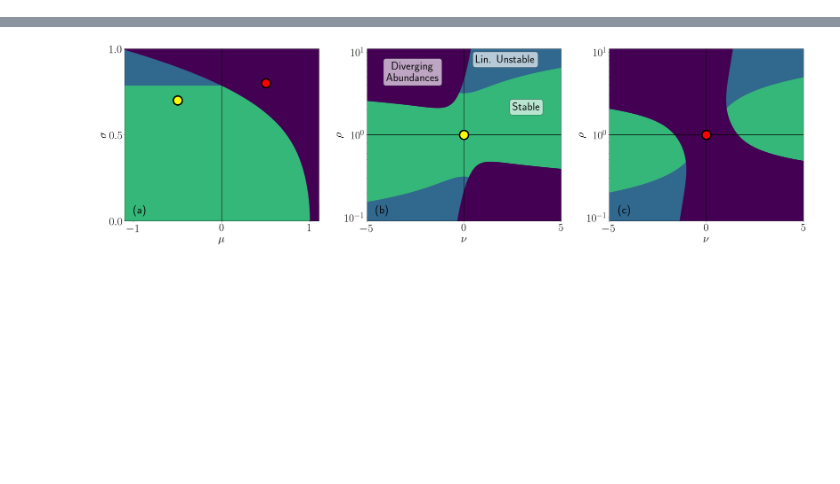
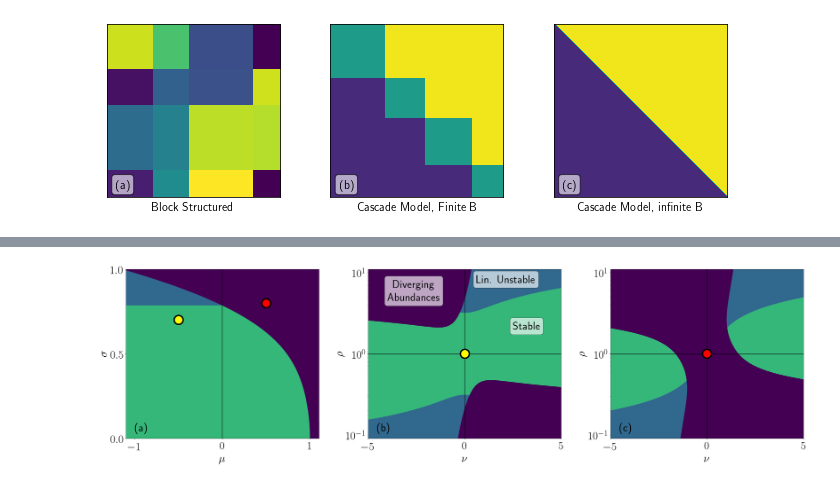
Before and after one commit to LylePoley/Cascade-Model, a Jupyter notebook: Figures/All Figures.ipynb, the cells around one changed output, grey strips where cells are left out. Drawn from its saved outputs; the diff is of its cells as text; code cells hidden in the pictures; blank space fills up the shorter version.

```diff
--- a/Figures/All Figures.ipynb
+++ b/Figures/All Figures.ipynb
@@ -1,2 +1,96 @@
+# %%
+'''
+    Fig1. Cascade Matrix heatmap
+'''
+
+import numpy as np
+import matplotlib.pyplot as plt
+# from numba import jit
+import matplotlib.colors as colors
+
+# @jit(nopython = True)
+def random_cascade_matrix(mu_L, mu_U, sigma_L, sigma_U, gamma, N = 250):
+    J = np.zeros((N, N))
+
+    for i in range(N):
+        for j in range(i):
+            z1 = np.random.normal(0, 1)
+            z2 = np.random.normal(0, 1)
+
+            J[i, j] = mu_L/N + sigma_L*z1/np.sqrt(N)
+            J[j, i] = mu_U/N + sigma_U*(gamma*z1 + np.sqrt(1 - gamma**2)*z2)/np.sqrt(N)
+
+    return J
+fig, axs = plt.subplots(1, 3, figsize = (10, 3))
+plt.rc('text', usetex=True)
+plt.rcParams.update({'font.size': 12})
+# for display
+def block_matrix(mu, sizes):
+    N = np.sum(sizes)
+    c = np.hstack((np.array([0]), np.cumsum(sizes)[:-1]))
+
+    J = np.zeros((N, N))
+
+    for i in range(np.size(sizes)):
+        for j in range(np.size(sizes)):
+            for u in range(sizes[i]):
+                for v in range(sizes[j]):
+                    J[c[i] + u, c[j] + v] = mu[i, j]
+
+    return J
+
+def truncate_colormap(cmap, minval=0.0, maxval=1.0, n=100):
+    new_cmap = colors.LinearSegmentedColormap.from_list(
+        'trunc({n},{a:.2f},{b:.2f})'.format(n=cmap.name, a=minval, b=maxval),
+        cmap(np.linspace(minval, maxval, n)))
+    return new_cmap
+
+arr = np.linspace(0, 50, 100).reshape((10, 10))
+
+cmap = plt.get_cmap('viridis')
+new_cmap = truncate_colormap(cmap, 0.12, 0.98)
+
+mu1 = np.random.uniform(0, 1, 16).reshape((4, 4))
+sizes1 = np.array([5, 4, 7, 3])
+
+mu_cascade = np.array([[1, 2, 2, 2], [0, 1, 2, 2], [0, 0, 1, 2], [0, 0, 0, 1]])
+sizes_cascade = np.array([7, 5, 6, 4])
+J_cascade = block_matrix(mu_cascade, sizes_cascade)
+
+J1 = block_matrix(mu1, sizes1)
+axs[0].matshow(J1, cmap = "viridis")
+axs[1].matshow(J_cascade, cmap = new_cmap)
+axs[2].matshow(random_cascade_matrix(-1, 1, 0.0, 0.0, 0.0, 500), cmap = new_cmap)
+
+
+# print(random_cascade_matrix)
+# for i in range(3):
+    # Turn off tick labels
+axs[0].set_xticklabels([])
+axs[0].set_xticks([])
+
+axs[1].set_xticklabels([])
+axs[1].set_xticks([])
+
+axs[2].set_xticklabels([])
+axs[2].set_xticks([])
+
+axs[0].get_yaxis().set_visible(False)
+axs[1].get_yaxis().set_visible(False)
+axs[2].get_yaxis().set_visible(False)
+
+axs[0].set_xlabel("Block Structured")
+axs[1].set_xlabel("Cascade Model, Finite B")
+axs[2].set_xlabel("Cascade Model, infinite B")
+plt.tight_layout()
+
+# panel labels
+axs[0].annotate('(a)', xy=(0.05, 0.05), xycoords='axes fraction', zorder = 10, ma = 'center', bbox=dict(facecolor='white', alpha=0.6, boxstyle='round'))
+axs[1].annotate('(b)', xy=(0.05, 0.05), xycoords='axes fraction', zorder = 10, ma = 'center', bbox=dict(facecolor='white', alpha=0.6, boxstyle='round'))
+axs[2].annotate('(c)', xy=(0.05, 0.05), xycoords='axes fraction', zorder = 10, ma = 'center', bbox=dict(facecolor='white', alpha=0.6, boxstyle='round'))
+fig.tight_layout()
+plt.savefig("Interaction Matrix Cartoon.pdf")
+# %% [output]
+[figure, added]
 # %%
 '''
```
Also changed, not shown: parts of 10 cells of this notebook, 55 other files.
